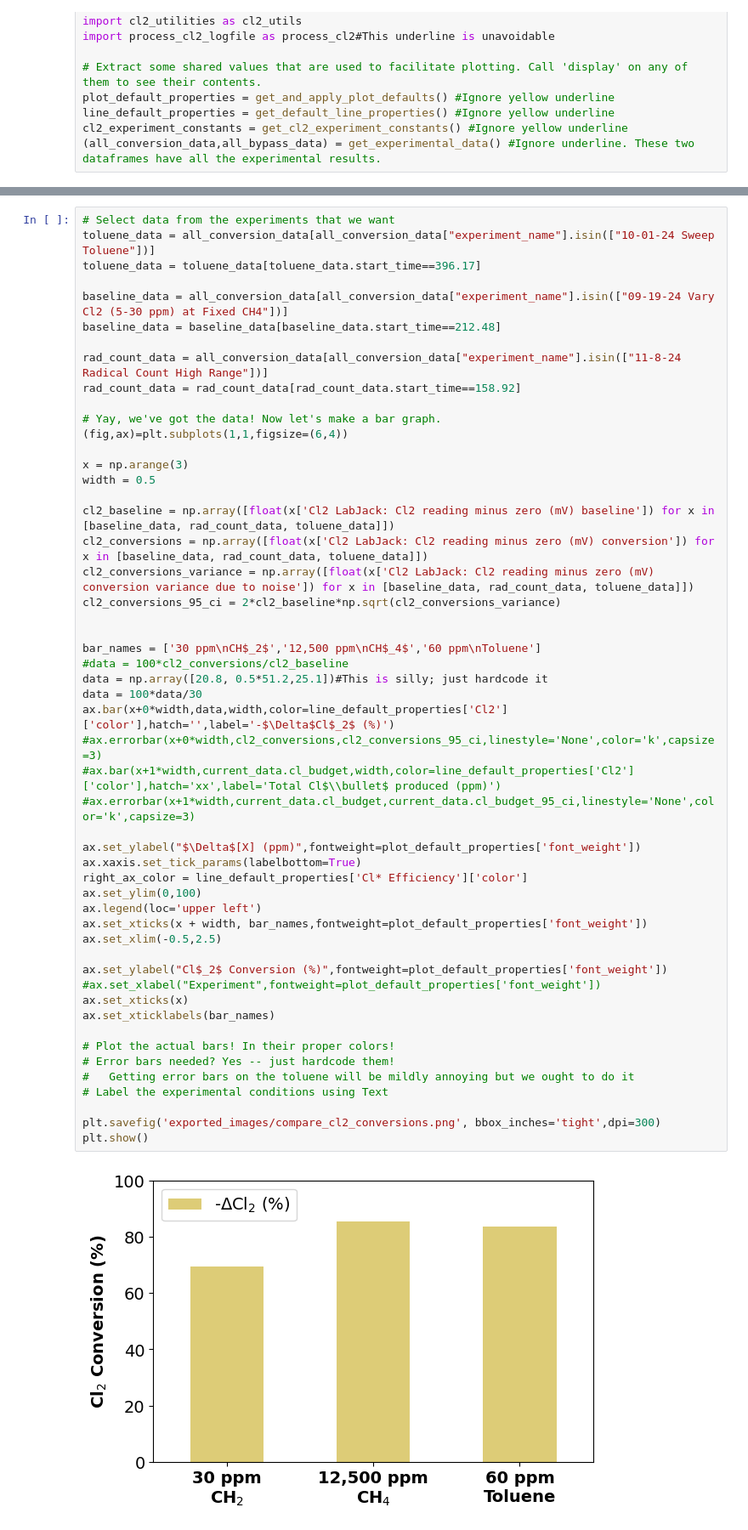
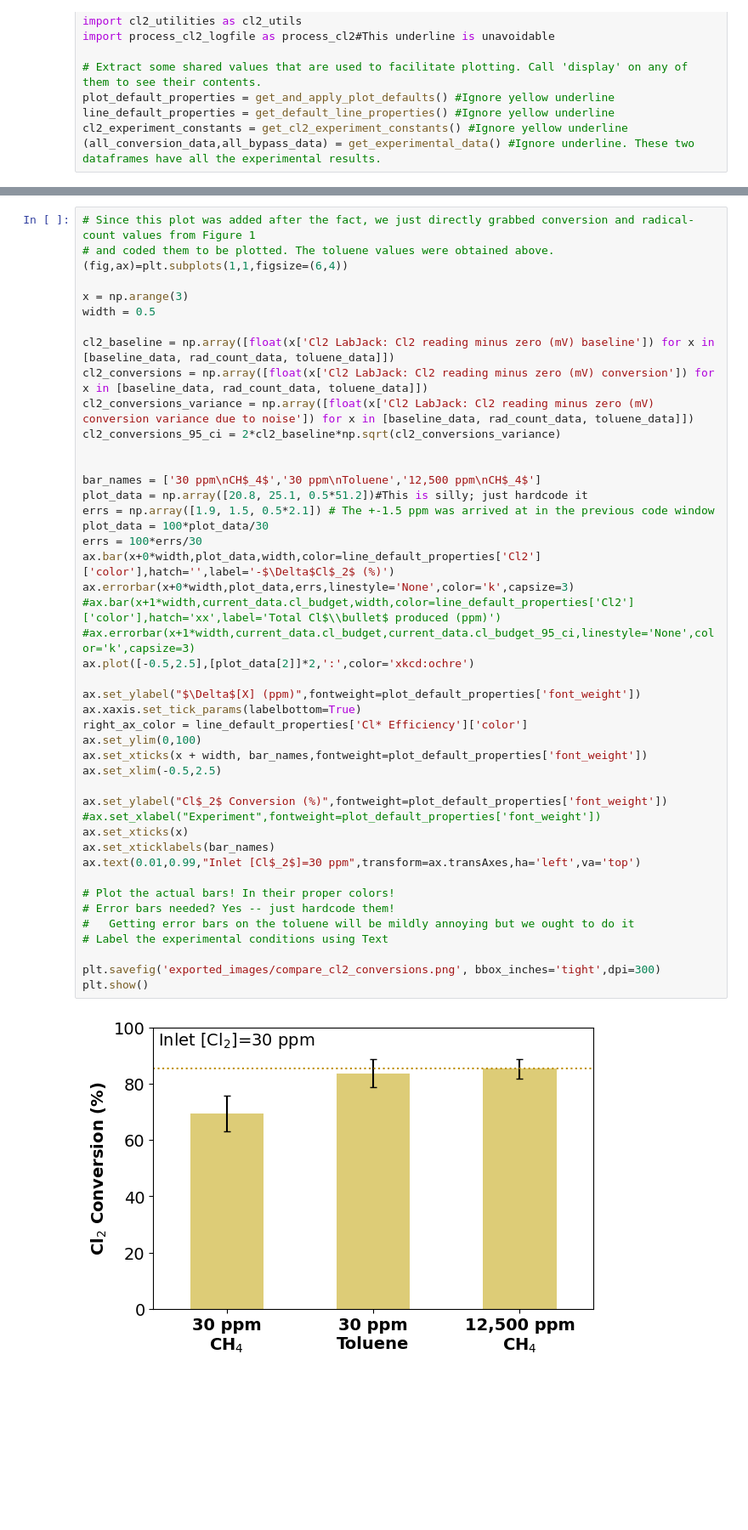
Before and after one commit to richardsrandall/Fall-2024-Cl2, a Jupyter notebook: _combined_plots/paper_plots_v1/figure-toluene_time_series.ipynb, the cells around one changed output, grey strips where cells are left out. Shown at 85% size. Saved outputs shown, nothing was run; the diff lists cells and outputs as text; blank space fills up the shorter version.

```diff
--- a/_combined_plots/paper_plots_v1/figure-toluene_time_series.ipynb
+++ b/_combined_plots/paper_plots_v1/figure-toluene_time_series.ipynb
@@ -100,15 +107,6 @@ plt.show()
 # %%
-# Select data from the experiments that we want
-toluene_data = all_conversion_data[all_conversion_data["experiment_name"].isin(["10-01-24 Sweep Toluene"])]
-toluene_data = toluene_data[toluene_data.start_time==396.17]
-
-baseline_data = all_conversion_data[all_conversion_data["experiment_name"].isin(["09-19-24 Vary Cl2 (5-30 ppm) at Fixed CH4"])]
-baseline_data = baseline_data[baseline_data.start_time==212.48]
-
-rad_count_data = all_conversion_data[all_conversion_data["experiment_name"].isin(["11-8-24 Radical Count High Range"])]
-rad_count_data = rad_count_data[rad_count_data.start_time==158.92]
-
-# Yay, we've got the data! Now let's make a bar graph.
+# Since this plot was added after the fact, we just directly grabbed conversion and radical-count values from Figure 1
+# and coded them to be plotted. The toluene values were obtained above.
 (fig,ax)=plt.subplots(1,1,figsize=(6,4))
 
 x = np.arange(3)
@@ -116,38 +114,40 @@ width = 0.5
 
 cl2_baseline = np.array([float(x['Cl2 LabJack: Cl2 reading minus zero (mV) baseline']) for x in [baseline_data, rad_count_data, toluene_data]])
 cl2_conversions = np.array([float(x['Cl2 LabJack: Cl2 reading minus zero (mV) conversion']) for x in [baseline_data, rad_count_data, toluene_data]])
 cl2_conversions_variance = np.array([float(x['Cl2 LabJack: Cl2 reading minus zero (mV) conversion variance due to noise']) for x in [baseline_data, rad_count_data, toluene_data]])
 cl2_conversions_95_ci = 2*cl2_baseline*np.sqrt(cl2_conversions_variance)
 
 
-bar_names = ['30 ppm\nCH$_2$','12,500 ppm\nCH$_4$','60 ppm\nToluene']
-#data = 100*cl2_conversions/cl2_baseline
-data = np.array([20.8, 0.5*51.2,25.1])#This is silly; just hardcode it
-data = 100*data/30
-ax.bar(x+0*width,data,width,color=line_default_properties['Cl2']['color'],hatch='',label='-$\Delta$Cl$_2$ (%)')
-#ax.errorbar(x+0*width,cl2_conversions,cl2_conversions_95_ci,linestyle='None',color='k',capsize=3)
+bar_names = ['30 ppm\nCH$_4$','30 ppm\nToluene','12,500 ppm\nCH$_4$']
+plot_data = np.array([20.8, 25.1, 0.5*51.2])#This is silly; just hardcode it
+errs = np.array([1.9, 1.5, 0.5*2.1]) # The +-1.5 ppm was arrived at in the previous code window
+plot_data = 100*plot_data/30
+errs = 100*errs/30
+ax.bar(x+0*width,plot_data,width,color=line_default_properties['Cl2']['color'],hatch='',label='-$\Delta$Cl$_2$ (%)')
+ax.errorbar(x+0*width,plot_data,errs,linestyle='None',color='k',capsize=3)
 #ax.bar(x+1*width,current_data.cl_budget,width,color=line_default_properties['Cl2']['color'],hatch='xx',label='Total Cl$\\bullet$ produced (ppm)')
 #ax.errorbar(x+1*width,current_data.cl_budget,current_data.cl_budget_95_ci,linestyle='None',color='k',capsize=3)
+ax.plot([-0.5,2.5],[plot_data[2]]*2,':',color='xkcd:ochre')
 
 ax.set_ylabel("$\Delta$[X] (ppm)",fontweight=plot_default_properties['font_weight'])
 ax.xaxis.set_tick_params(labelbottom=True)
 right_ax_color = line_default_properties['Cl* Efficiency']['color']
 ax.set_ylim(0,100)
-ax.legend(loc='upper left')
 ax.set_xticks(x + width, bar_names,fontweight=plot_default_properties['font_weight'])
 ax.set_xlim(-0.5,2.5)
 
 ax.set_ylabel("Cl$_2$ Conversion (%)",fontweight=plot_default_properties['font_weight'])
 #ax.set_xlabel("Experiment",fontweight=plot_default_properties['font_weight'])
 ax.set_xticks(x)
 ax.set_xticklabels(bar_names)
+ax.text(0.01,0.99,"Inlet [Cl$_2$]=30 ppm",transform=ax.transAxes,ha='left',va='top')
 
 # Plot the actual bars! In their proper colors!
 # Error bars needed? Yes -- just hardcode them!
 #   Getting error bars on the toluene will be mildly annoying but we ought to do it
 # Label the experimental conditions using Text
 
 plt.savefig('exported_images/compare_cl2_conversions.png', bbox_inches='tight',dpi=300)
 plt.show()
 # %% [output]
-[figure, old version]
+[figure, new version]
```
Also changed, not shown: parts of 2 cells of this notebook, 5 other files.
